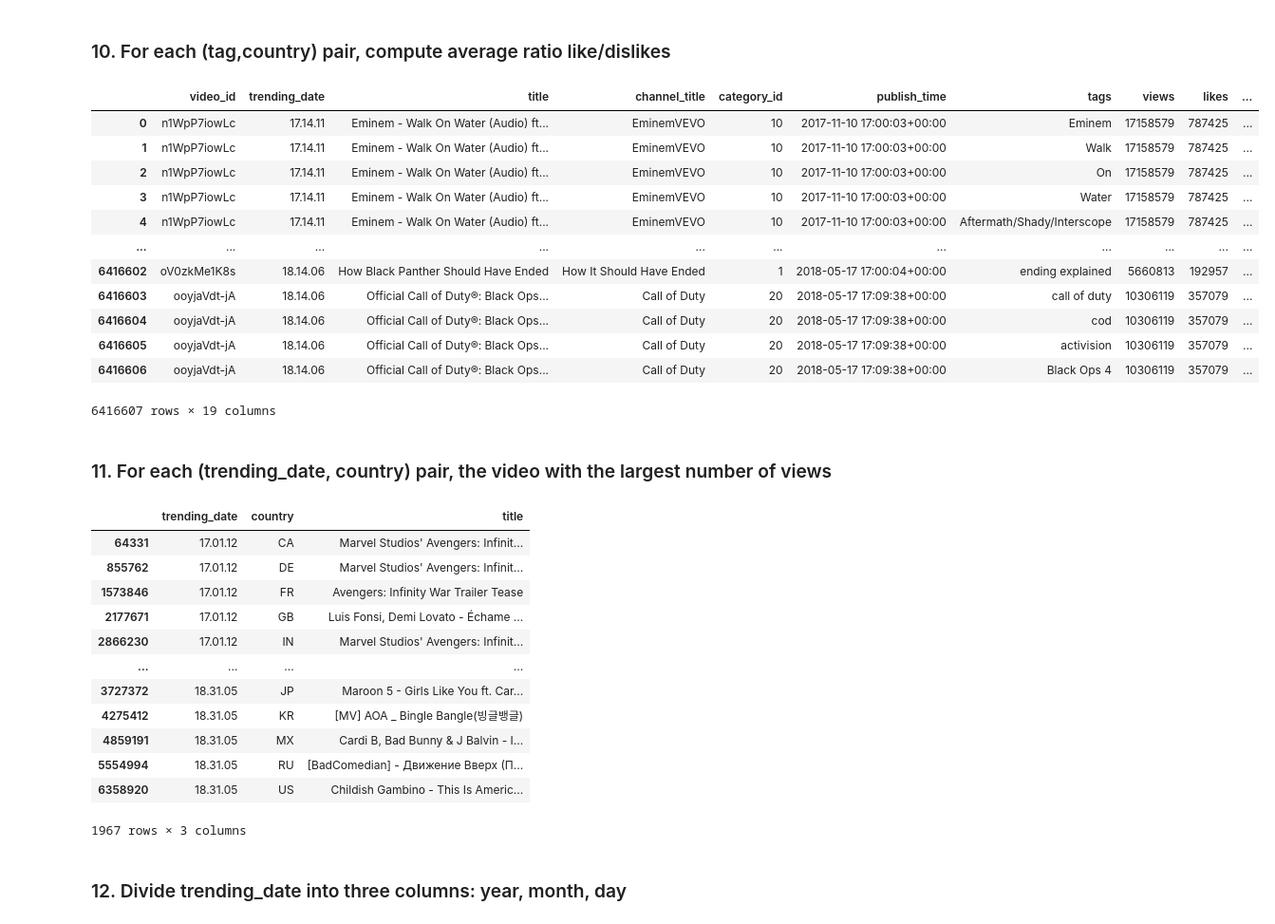
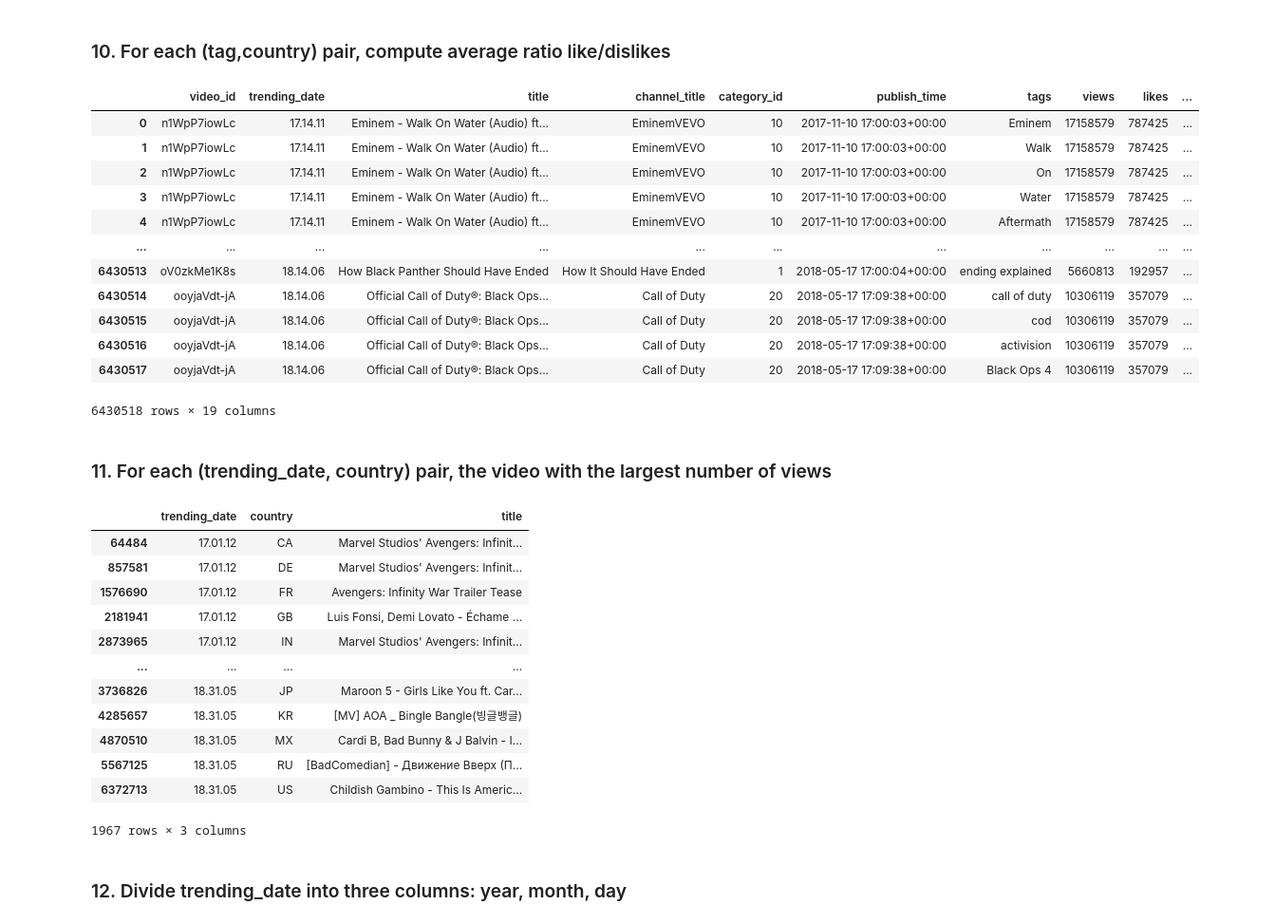
Before and after one commit to m-marri/computer_science_project_Marri_Pozzali, a Jupyter notebook: progetto.ipynb, the cells around one changed output. Shown at 95% size. Cells and saved outputs as stored; diff of their text form; code cells hidden in the pictures.

```diff
--- a/progetto.ipynb
+++ b/progetto.ipynb
@@ -185,23 +201,23 @@ Name: count, dtype: int64
 # %% [markdown]
 ### 10. For each (tag,country) pair, compute average ratio like/dislikes
 # %%
-unione_tags = (unione_notags.assign(tags = unione_notags["tags"].str.replace('"','').str.split("|")).explode("tags").reset_index(drop=True))
+unione_tags = (unione_notags.assign(tags = unione_notags["tags"].str.replace('"','').str.split(r"[|/]")).explode("tags").reset_index(drop=True))
 unione_tags.groupby(['country','tags'])['like_ratio'].mean()
 unione_tags
 # %% [output]
 |  | video_id | trending_date | title | channel_title | category_id | publish_time | tags | views | likes | ... |
 | 0 | n1WpP7iowLc | 17.14.11 | Eminem - Walk On Water (Audio) ft... | EminemVEVO | 10 | 2017-11-10 17:00:03+00:00 | Eminem | 17158579 | 787425 | ... |
 | 1 | n1WpP7iowLc | 17.14.11 | Eminem - Walk On Water (Audio) ft... | EminemVEVO | 10 | 2017-11-10 17:00:03+00:00 | Walk | 17158579 | 787425 | ... |
 | 2 | n1WpP7iowLc | 17.14.11 | Eminem - Walk On Water (Audio) ft... | EminemVEVO | 10 | 2017-11-10 17:00:03+00:00 | On | 17158579 | 787425 | ... |
 | 3 | n1WpP7iowLc | 17.14.11 | Eminem - Walk On Water (Audio) ft... | EminemVEVO | 10 | 2017-11-10 17:00:03+00:00 | Water | 17158579 | 787425 | ... |
-| 4 | n1WpP7iowLc | 17.14.11 | Eminem - Walk On Water (Audio) ft... | EminemVEVO | 10 | 2017-11-10 17:00:03+00:00 | Aftermath/Shady/Interscope | 17158579 | 787425 | ... |
+| 4 | n1WpP7iowLc | 17.14.11 | Eminem - Walk On Water (Audio) ft... | EminemVEVO | 10 | 2017-11-10 17:00:03+00:00 | Aftermath | 17158579 | 787425 | ... |
 | ... | ... | ... | ... | ... | ... | ... | ... | ... | ... | ... |
-| 6416602 | oV0zkMe1K8s | 18.14.06 | How Black Panther Should Have Ended | How It Should Have Ended | 1 | 2018-05-17 17:00:04+00:00 | ending explained | 5660813 | 192957 | ... |
-| 6416603 | ooyjaVdt-jA | 18.14.06 | Official Call of Duty®: Black Ops... | Call of Duty | 20 | 2018-05-17 17:09:38+00:00 | call of duty | 10306119 | 357079 | ... |
-| 6416604 | ooyjaVdt-jA | 18.14.06 | Official Call of Duty®: Black Ops... | Call of Duty | 20 | 2018-05-17 17:09:38+00:00 | cod | 10306119 | 357079 | ... |
-| 6416605 | ooyjaVdt-jA | 18.14.06 | Official Call of Duty®: Black Ops... | Call of Duty | 20 | 2018-05-17 17:09:38+00:00 | activision | 10306119 | 357079 | ... |
-| 6416606 | ooyjaVdt-jA | 18.14.06 | Official Call of Duty®: Black Ops... | Call of Duty | 20 | 2018-05-17 17:09:38+00:00 | Black Ops 4 | 10306119 | 357079 | ... |
+| 6430513 | oV0zkMe1K8s | 18.14.06 | How Black Panther Should Have Ended | How It Should Have Ended | 1 | 2018-05-17 17:00:04+00:00 | ending explained | 5660813 | 192957 | ... |
+| 6430514 | ooyjaVdt-jA | 18.14.06 | Official Call of Duty®: Black Ops... | Call of Duty | 20 | 2018-05-17 17:09:38+00:00 | call of duty | 10306119 | 357079 | ... |
+| 6430515 | ooyjaVdt-jA | 18.14.06 | Official Call of Duty®: Black Ops... | Call of Duty | 20 | 2018-05-17 17:09:38+00:00 | cod | 10306119 | 357079 | ... |
+| 6430516 | ooyjaVdt-jA | 18.14.06 | Official Call of Duty®: Black Ops... | Call of Duty | 20 | 2018-05-17 17:09:38+00:00 | activision | 10306119 | 357079 | ... |
+| 6430517 | ooyjaVdt-jA | 18.14.06 | Official Call of Duty®: Black Ops... | Call of Duty | 20 | 2018-05-17 17:09:38+00:00 | Black Ops 4 | 10306119 | 357079 | ... |
-6416607 rows × 19 columns
+6430518 rows × 19 columns
 # %% [markdown]
 ### 11. For each (trending_date, country) pair, the video with the largest number of views
 # %%
@@ -210,17 +226,17 @@ id_views = unione_tags.loc[id_views]
 id_views[['trending_date','country','title']]
 # %% [output]
 |  | trending_date | country | title |
-| 64331 | 17.01.12 | CA | Marvel Studios' Avengers: Infinit... |
-| 855762 | 17.01.12 | DE | Marvel Studios' Avengers: Infinit... |
-| 1573846 | 17.01.12 | FR | Avengers: Infinity War Trailer Tease |
-| 2177671 | 17.01.12 | GB | Luis Fonsi, Demi Lovato - Échame ... |
-| 2866230 | 17.01.12 | IN | Marvel Studios' Avengers: Infinit... |
+| 64484 | 17.01.12 | CA | Marvel Studios' Avengers: Infinit... |
+| 857581 | 17.01.12 | DE | Marvel Studios' Avengers: Infinit... |
+| 1576690 | 17.01.12 | FR | Avengers: Infinity War Trailer Tease |
+| 2181941 | 17.01.12 | GB | Luis Fonsi, Demi Lovato - Échame ... |
+| 2873965 | 17.01.12 | IN | Marvel Studios' Avengers: Infinit... |
 | ... | ... | ... | ... |
-| 3727372 | 18.31.05 | JP | Maroon 5 - Girls Like You ft. Car... |
-| 4275412 | 18.31.05 | KR | [MV] AOA _ Bingle Bangle(빙글뱅글) |
-| 4859191 | 18.31.05 | MX | Cardi B, Bad Bunny & J Balvin - I... |
-| 5554994 | 18.31.05 | RU | [BadComedian] - Движение Вверх (П... |
-| 6358920 | 18.31.05 | US | Childish Gambino - This Is Americ... |
+| 3736826 | 18.31.05 | JP | Maroon 5 - Girls Like You ft. Car... |
+| 4285657 | 18.31.05 | KR | [MV] AOA _ Bingle Bangle(빙글뱅글) |
+| 4870510 | 18.31.05 | MX | Cardi B, Bad Bunny & J Balvin - I... |
+| 5567125 | 18.31.05 | RU | [BadComedian] - Движение Вверх (П... |
+| 6372713 | 18.31.05 | US | Childish Gambino - This Is Americ... |
 1967 rows × 3 columns
 # %% [markdown]
 ### 12. Divide trending_date into three columns: year, month, day
```
Also changed, not shown: parts of 1 cell of this notebook.
